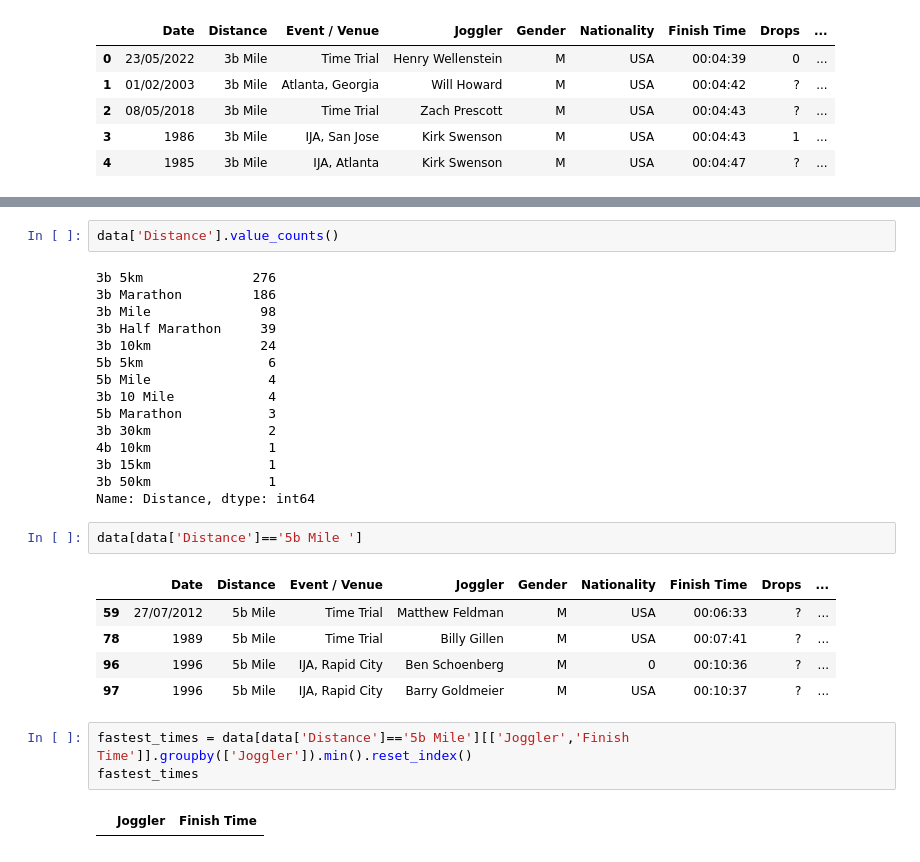
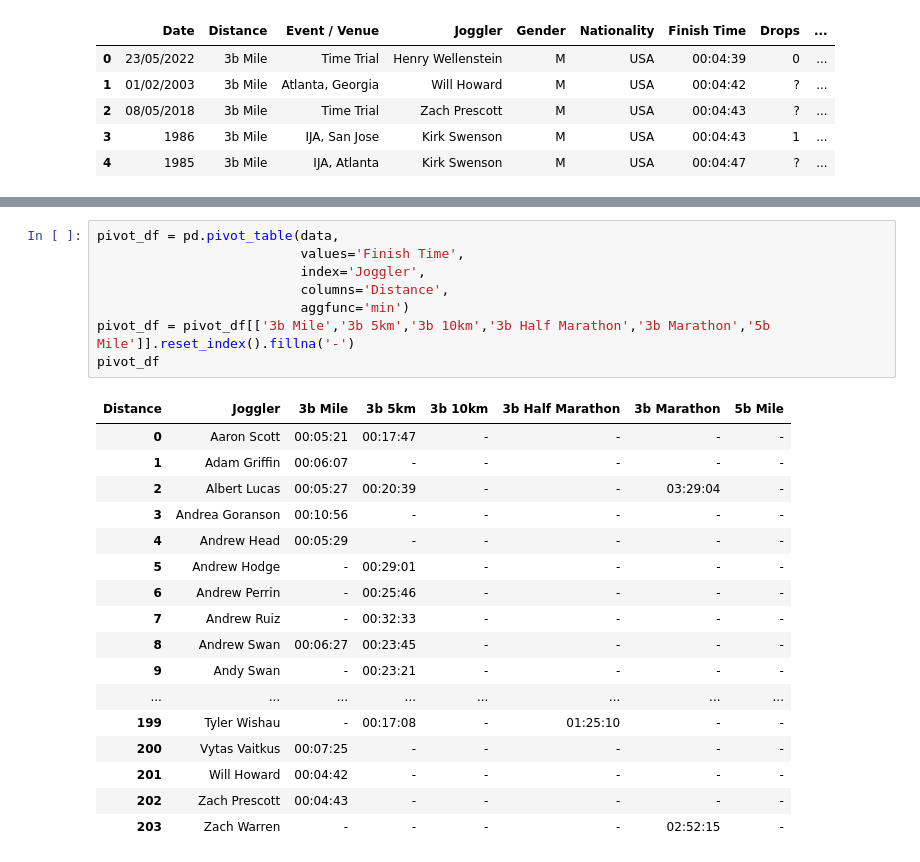
Before and after one commit to joggling-results/results, a Jupyter notebook: Analysis.ipynb, the cells around one changed output, grey strips where cells are left out. Cells and saved outputs as stored; diff of their text form.

```diff
--- a/Analysis.ipynb
+++ b/Analysis.ipynb
@@ -29,31 +29,27 @@ all_time_list('5b Mile')
 | 3 | 4 | Barry Goldmeier | M | USA | 1996 | IJA, Rapid City | 00:10:37 |
-# %%
-data['Distance'].value_counts()
-# %% [output]
-3b 5km              276
-3b Marathon         186
-3b Mile              98
-3b Half Marathon     39
-3b 10km              24
-5b 5km                6
-5b Mile               4
-3b 10 Mile            4
-5b Marathon           3
-3b 30km               2
-4b 10km               1
-3b 15km               1
-3b 50km               1
-Name: Distance, dtype: int64
-# %%
-data[data['Distance']=='5b Mile ']
-# %% [output]
-|  | Date | Distance | Event / Venue | Joggler | Gender | Nationality | Finish Time | Drops | ... |
-| 59 | 27/07/2012 | 5b Mile | Time Trial | Matthew Feldman | M | USA | 00:06:33 | ? | ... |
-| 78 | 1989 | 5b Mile | Time Trial | Billy Gillen | M | USA | 00:07:41 | ? | ... |
-| 96 | 1996 | 5b Mile | IJA, Rapid City | Ben Schoenberg | M | 0 | 00:10:36 | ? | ... |
-| 97 | 1996 | 5b Mile | IJA, Rapid City | Barry Goldmeier | M | USA | 00:10:37 | ? | ... |
-# %%
-fastest_times = data[data['Distance']=='5b Mile'][['Joggler','Finish Time']].groupby(['Joggler']).min().reset_index()
-fastest_times
-# %% [output]
-|  | Joggler | Finish Time |
+# %%
+pivot_df = pd.pivot_table(data,
+                          values='Finish Time',
+                          index='Joggler',
+                          columns='Distance',
+                          aggfunc='min')
+pivot_df = pivot_df[['3b Mile','3b 5km','3b 10km','3b Half Marathon','3b Marathon','5b Mile']].reset_index().fillna('-')
+pivot_df
+# %% [output]
+| Distance | Joggler | 3b Mile | 3b 5km | 3b 10km | 3b Half Marathon | 3b Marathon | 5b Mile |
+| 0 | Aaron Scott | 00:05:21 | 00:17:47 | - | - | - | - |
+| 1 | Adam Griffin | 00:06:07 | - | - | - | - | - |
+| 2 | Albert Lucas | 00:05:27 | 00:20:39 | - | - | 03:29:04 | - |
+| 3 | Andrea Goranson | 00:10:56 | - | - | - | - | - |
+| 4 | Andrew Head | 00:05:29 | - | - | - | - | - |
+| 5 | Andrew Hodge | - | 00:29:01 | - | - | - | - |
+| 6 | Andrew Perrin | - | 00:25:46 | - | - | - | - |
+| 7 | Andrew Ruiz | - | 00:32:33 | - | - | - | - |
+| 8 | Andrew Swan | 00:06:27 | 00:23:45 | - | - | - | - |
+| 9 | Andy Swan | - | 00:23:21 | - | - | - | - |
+| ... | ... | ... | ... | ... | ... | ... | ... |
+| 199 | Tyler Wishau | - | 00:17:08 | - | 01:25:10 | - | - |
+| 200 | Vytas Vaitkus | 00:07:25 | - | - | - | - | - |
+| 201 | Will Howard | 00:04:42 | - | - | - | - | - |
+| 202 | Zach Prescott | 00:04:43 | - | - | - | - | - |
+| 203 | Zach Warren | - | - | - | - | 02:52:15 | - |
```
Also changed, not shown: parts of 1 cell of this notebook, 3 other files.
